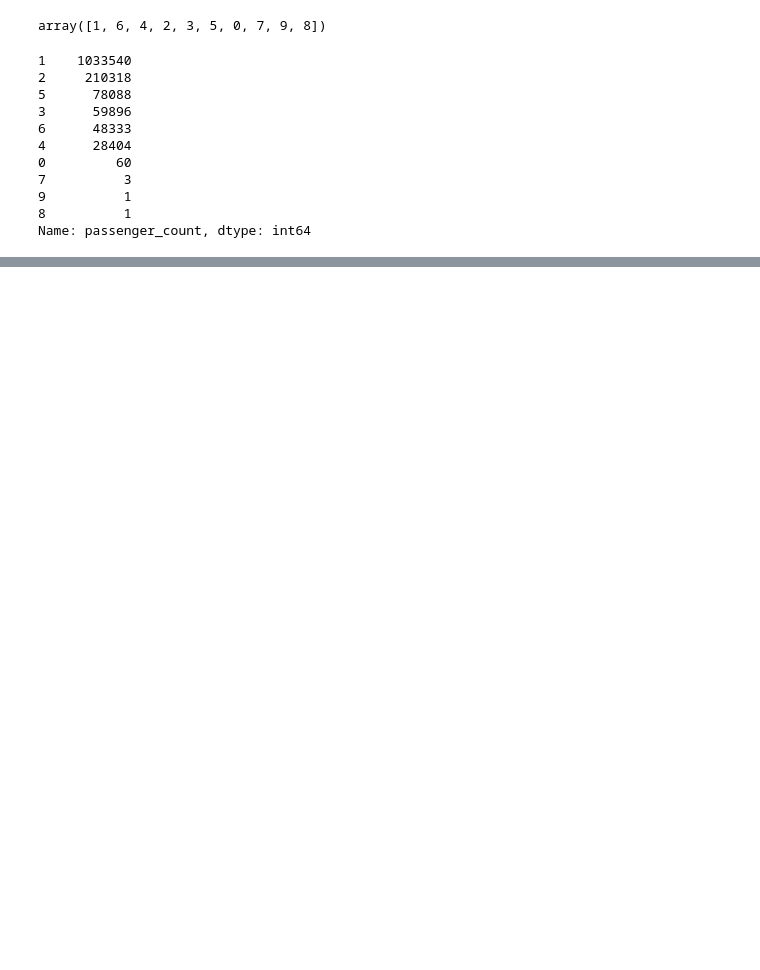
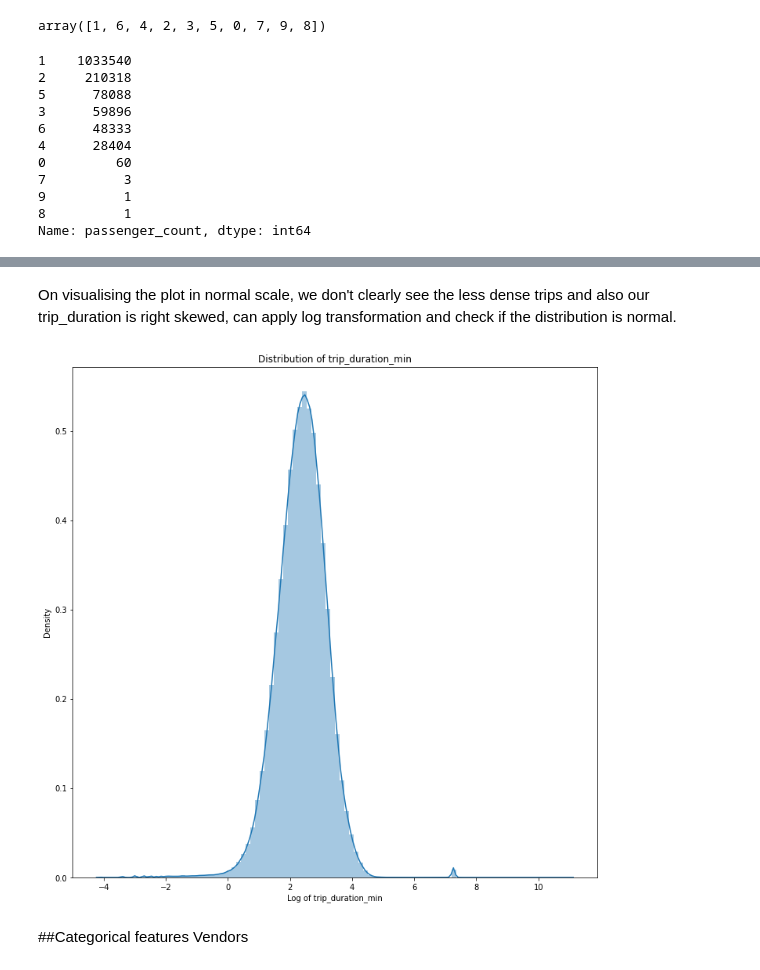
Before and after one commit to av-dutta/NYC-Taxi-Trip-Time-Prediction, a Jupyter notebook: NYC_Taxi_Trip_Time_Prediction_Capstone_Project.ipynb, the cells around one changed output, grey strips where cells are left out. Saved outputs shown, nothing was run; the diff lists cells and outputs as text; code cells hidden in the pictures; blank space fills up the shorter version.

```diff
--- a/NYC_Taxi_Trip_Time_Prediction_Capstone_Project.ipynb
+++ b/NYC_Taxi_Trip_Time_Prediction_Capstone_Project.ipynb
@@ -147,0 +224,13 @@ array([1, 6, 4, 2, 3, 5])
+# %% [markdown]
+On visualising the plot in normal scale, we don't clearly see the less dense trips and also our trip_duration is right skewed, can apply log transformation and check if the distribution is normal.
+# %%
+plt.figure(figsize=(12,12))
+sns.distplot(np.log(dataset['trip_duration_min']), bins=100)
+plt.xlabel('Log of trip_duration_min')
+plt.title('Distribution of trip_duration_min')
+plt.show()
+# %% [output]
+[figure, added]
+# %% [markdown]
+##Categorical features
+Vendors
```
Also changed, not shown: parts of 72 cells of this notebook.
